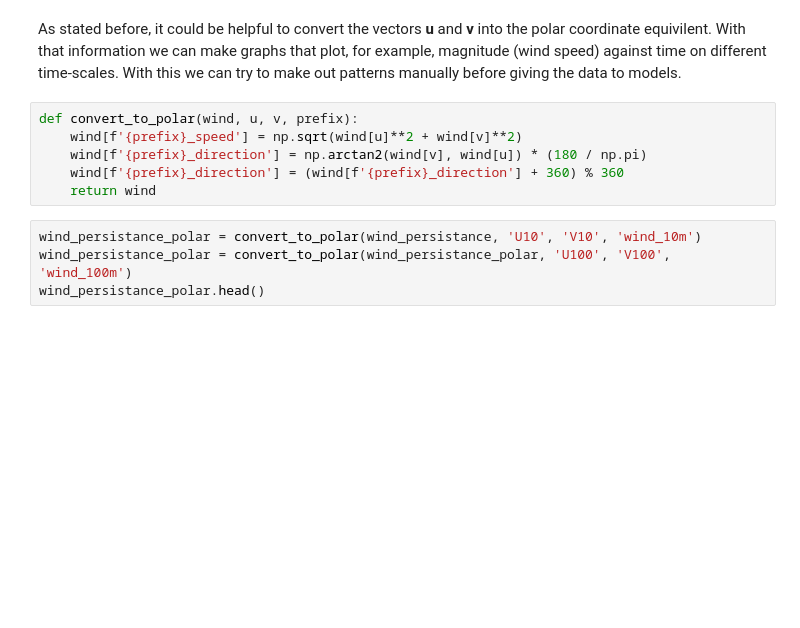
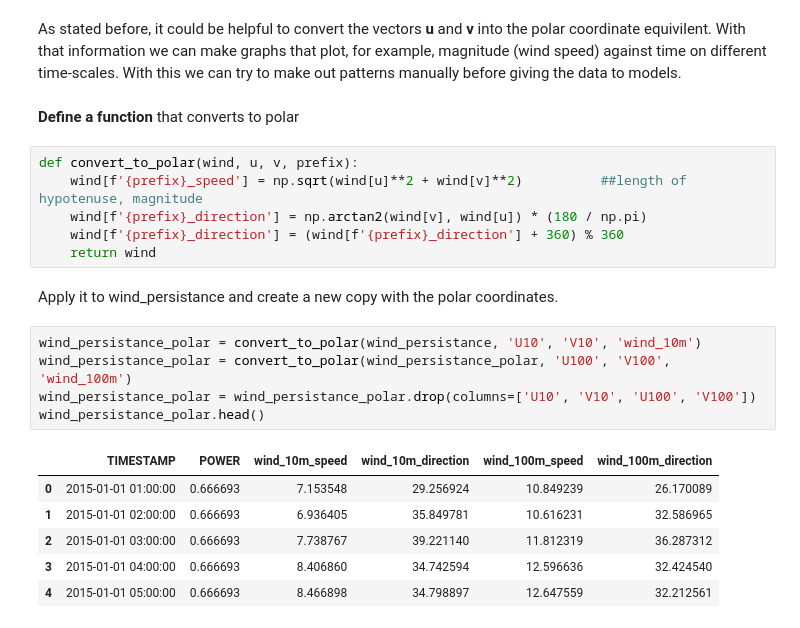
Before and after one commit to JontheFL/Wind-Power-Forecasting, a Jupyter notebook: Notebooks/1_data_exploration.ipynb, the cells around one changed output. Saved outputs shown, nothing was run; the diff lists cells and outputs as text; blank space fills up the shorter version.

Commit message:
added polar conversion function and applied it to all 3 differently filled files

```diff
--- a/Notebooks/1_data_exploration.ipynb
+++ b/Notebooks/1_data_exploration.ipynb
@@ -285,13 +285,25 @@ Also 0, great!
 **Polar coordinates**
 # %% [markdown]
 As stated before, it could be helpful to convert the vectors **u** and **v** into the polar coordinate equivilent. With that information we can make graphs that plot, for example, magnitude (wind speed) against time on different time-scales. With this we can try to make out patterns manually before giving the data to models.
+# %% [markdown]
+**Define a function** that converts to polar
 # %%
 def convert_to_polar(wind, u, v, prefix):
-    wind[f'{prefix}_speed'] = np.sqrt(wind[u]**2 + wind[v]**2)
+    wind[f'{prefix}_speed'] = np.sqrt(wind[u]**2 + wind[v]**2)          ##length of hypotenuse, magnitude
     wind[f'{prefix}_direction'] = np.arctan2(wind[v], wind[u]) * (180 / np.pi)
     wind[f'{prefix}_direction'] = (wind[f'{prefix}_direction'] + 360) % 360
     return wind
+# %% [markdown]
+Apply it to wind_persistance and create a new copy with the polar coordinates.
 # %%
 wind_persistance_polar = convert_to_polar(wind_persistance, 'U10', 'V10', 'wind_10m')
 wind_persistance_polar = convert_to_polar(wind_persistance_polar, 'U100', 'V100', 'wind_100m')
+wind_persistance_polar = wind_persistance_polar.drop(columns=['U10', 'V10', 'U100', 'V100'])
 wind_persistance_polar.head()
+# %% [output]
+|  | TIMESTAMP | POWER | wind_10m_speed | wind_10m_direction | wind_100m_speed | wind_100m_direction |
+| 0 | 2015-01-01 01:00:00 | 0.666693 | 7.153548 | 29.256924 | 10.849239 | 26.170089 |
+| 1 | 2015-01-01 02:00:00 | 0.666693 | 6.936405 | 35.849781 | 10.616231 | 32.586965 |
+| 2 | 2015-01-01 03:00:00 | 0.666693 | 7.738767 | 39.221140 | 11.812319 | 36.287312 |
+| 3 | 2015-01-01 04:00:00 | 0.666693 | 8.406860 | 34.742594 | 12.596636 | 32.424540 |
+| 4 | 2015-01-01 05:00:00 | 0.666693 | 8.466898 | 34.798897 | 12.647559 | 32.212561 |
```
Also changed, not shown: parts of 3 cells of this notebook.
